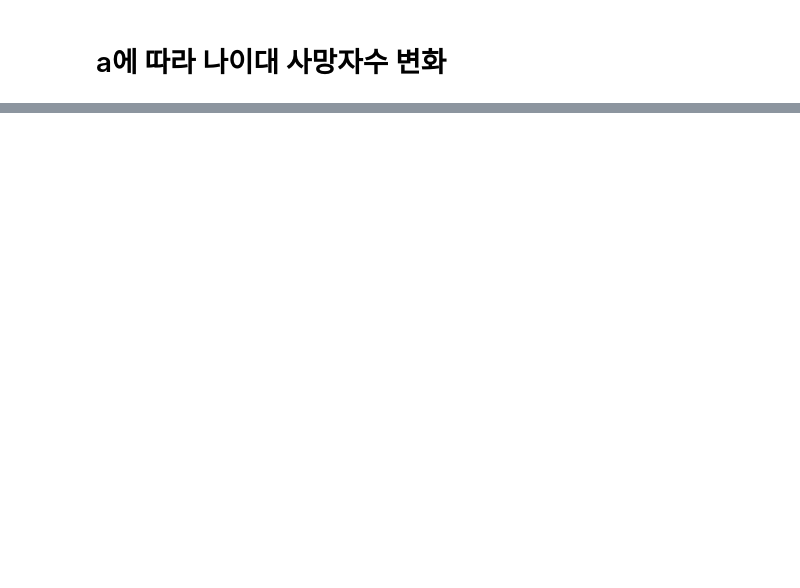
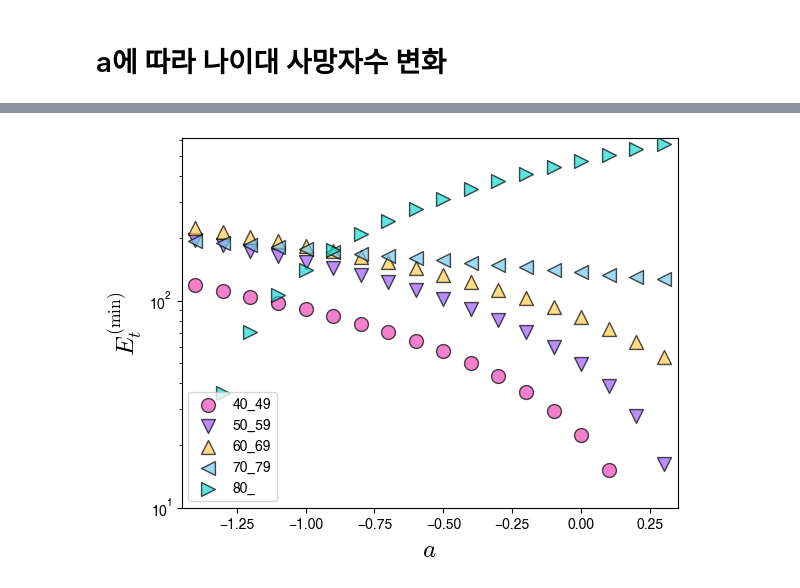
Before and after one commit to kwyosu7/Tuberculosis_hospital_optimization, a Jupyter notebook: at_b_tau12345/result_check.ipynb, the cells around one changed output, grey strips where cells are left out. Cells and saved outputs as stored; diff of their text form; code cells hidden in the pictures; blank space fills up the shorter version.

```diff
--- a/at_b_tau12345/result_check.ipynb
+++ b/at_b_tau12345/result_check.ipynb
@@ -230,0 +244,15 @@ plt.show()
+# %%
+age = ['40_49', '50_59', '60_69', '70_79', '80_']
+for age_i in range(5):
+    plt.scatter(np.linspace(-2,1,31), E_age_a[:,age_i],ec='k',c=color_list[age_i],s=100,marker=mark[age_i], label=age[age_i],alpha=0.7)
+
+plt.xlim(np.linspace(-2,1,31)[a_min]-0.05, np.linspace(-2,1,31)[a_max]+0.05)
+# plt.xlim(-1.41, 0.31)
+plt.ylim(10, 610)
+plt.yscale('log')
+plt.xlabel(r'$a$',size=18)
+plt.ylabel(r'$E^\mathrm{(min)}_t$',size=18)
+plt.legend(loc=3)
+plt.show()
+# %% [output]
+[figure, added]
```
Also changed, not shown: parts of 18 cells of this notebook.
